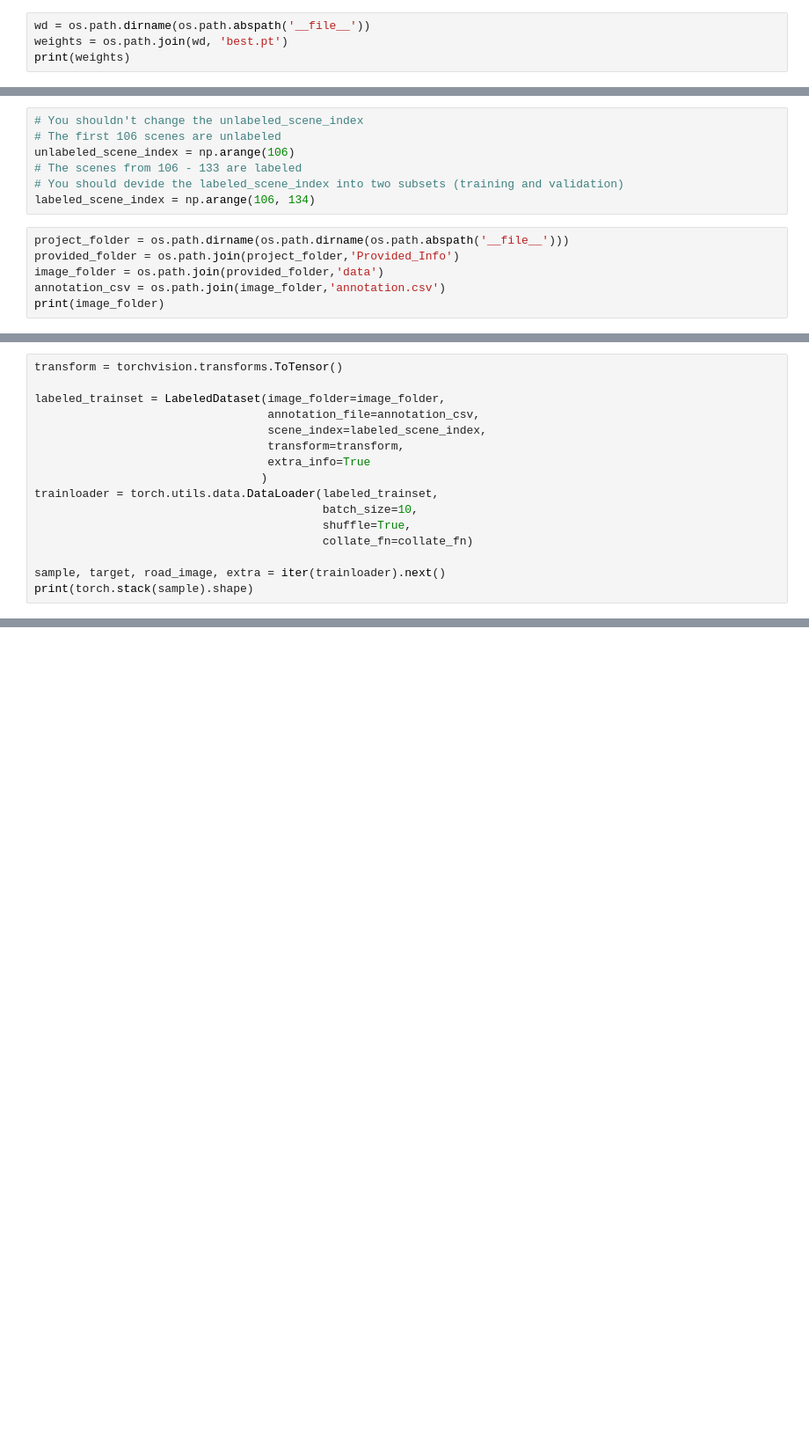
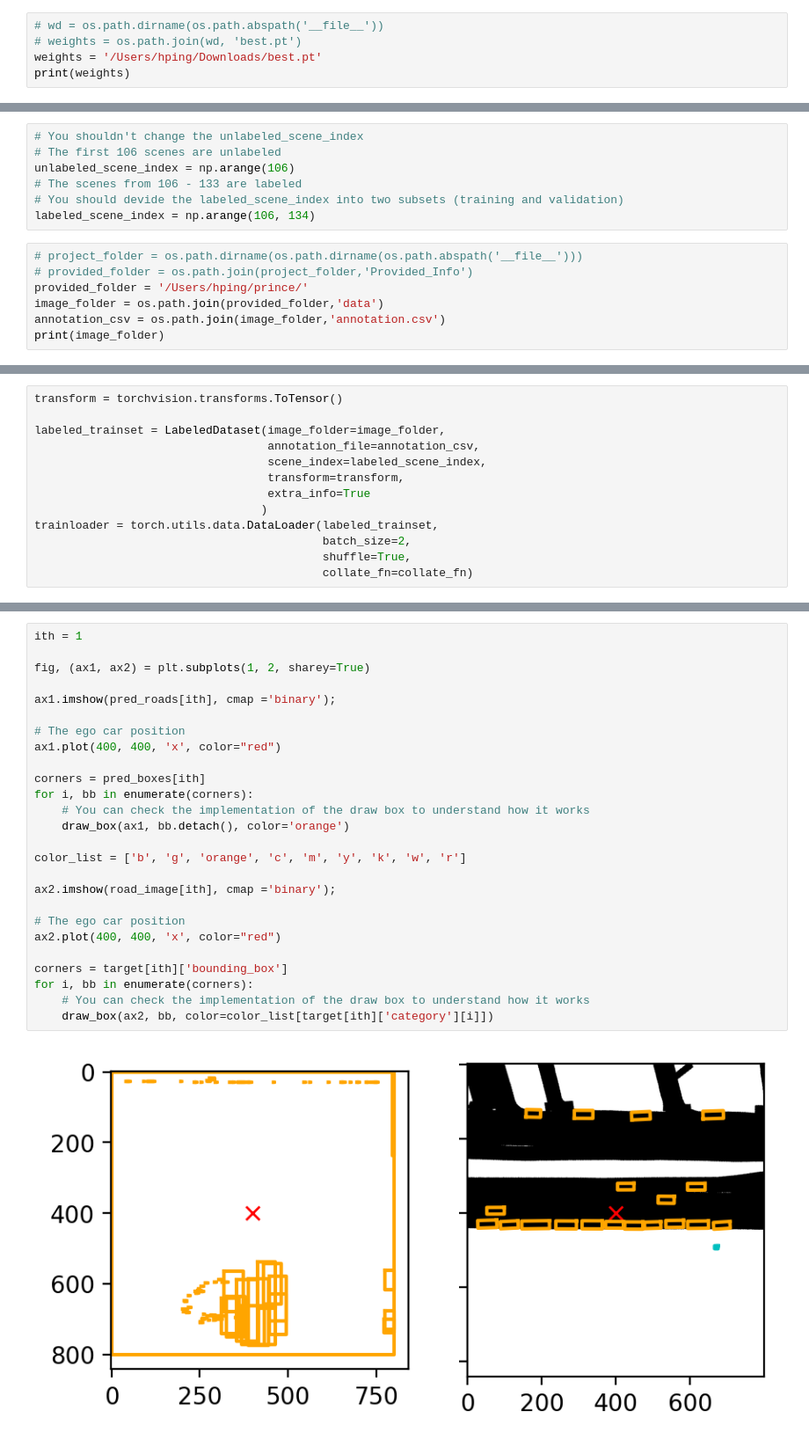
Before and after one commit to wh629/deep_learning_project, a Jupyter notebook: explore/Model_Explorer.ipynb, the cells around one changed output, grey strips where cells are left out. Shown at 88% size. Drawn from its saved outputs; the diff is of its cells as text; blank space fills up the shorter version.

```diff
--- a/explore/Model_Explorer.ipynb
+++ b/explore/Model_Explorer.ipynb
@@ -21,7 +21,8 @@ from helper import collate_fn, draw_box
 import model
 from model_loader import ModelLoader
 # %%
-wd = os.path.dirname(os.path.abspath('__file__'))
-weights = os.path.join(wd, 'best.pt')
+# wd = os.path.dirname(os.path.abspath('__file__'))
+# weights = os.path.join(wd, 'best.pt')
+weights = '/Users/hping/Downloads/best.pt'
 print(weights)
 # %% [output]
@@ -58,8 +59,9 @@ unlabeled_scene_index = np.arange(106)
 # You should devide the labeled_scene_index into two subsets (training and validation)
 labeled_scene_index = np.arange(106, 134)
 # %%
-project_folder = os.path.dirname(os.path.dirname(os.path.abspath('__file__')))
-provided_folder = os.path.join(project_folder,'Provided_Info')
+# project_folder = os.path.dirname(os.path.dirname(os.path.abspath('__file__')))
+# provided_folder = os.path.join(project_folder,'Provided_Info')
+provided_folder = '/Users/hping/prince/'
 image_folder = os.path.join(provided_folder,'data')
 annotation_csv = os.path.join(image_folder,'annotation.csv')
 print(image_folder)
@@ -75,9 +77,6 @@ labeled_trainset = LabeledDataset(image_folder=image_folder,
                                   extra_info=True
                                  )
 trainloader = torch.utils.data.DataLoader(labeled_trainset,
-                                          batch_size=10,
+                                          batch_size=2,
                                           shuffle=True,
                                           collate_fn=collate_fn)
-
-sample, target, road_image, extra = iter(trainloader).next()
-print(torch.stack(sample).shape)
@@ -102,0 +95,28 @@ ImportError: DLL load failed: The specified procedure could not be found.
+# %%
+ith = 1
+
+fig, (ax1, ax2) = plt.subplots(1, 2, sharey=True)
+
+ax1.imshow(pred_roads[ith], cmap ='binary');
+
+# The ego car position
+ax1.plot(400, 400, 'x', color="red")
+
+corners = pred_boxes[ith]
+for i, bb in enumerate(corners):
+    # You can check the implementation of the draw box to understand how it works
+    draw_box(ax1, bb.detach(), color='orange')
+
+color_list = ['b', 'g', 'orange', 'c', 'm', 'y', 'k', 'w', 'r']
+
+ax2.imshow(road_image[ith], cmap ='binary');
+
+# The ego car position
+ax2.plot(400, 400, 'x', color="red")
+
+corners = target[ith]['bounding_box']
+for i, bb in enumerate(corners):
+    # You can check the implementation of the draw box to understand how it works
+    draw_box(ax2, bb, color=color_list[target[ith]['category'][i]])
+# %% [output]
+[figure, added]
```
Also changed, not shown: parts of 10 cells of this notebook.
